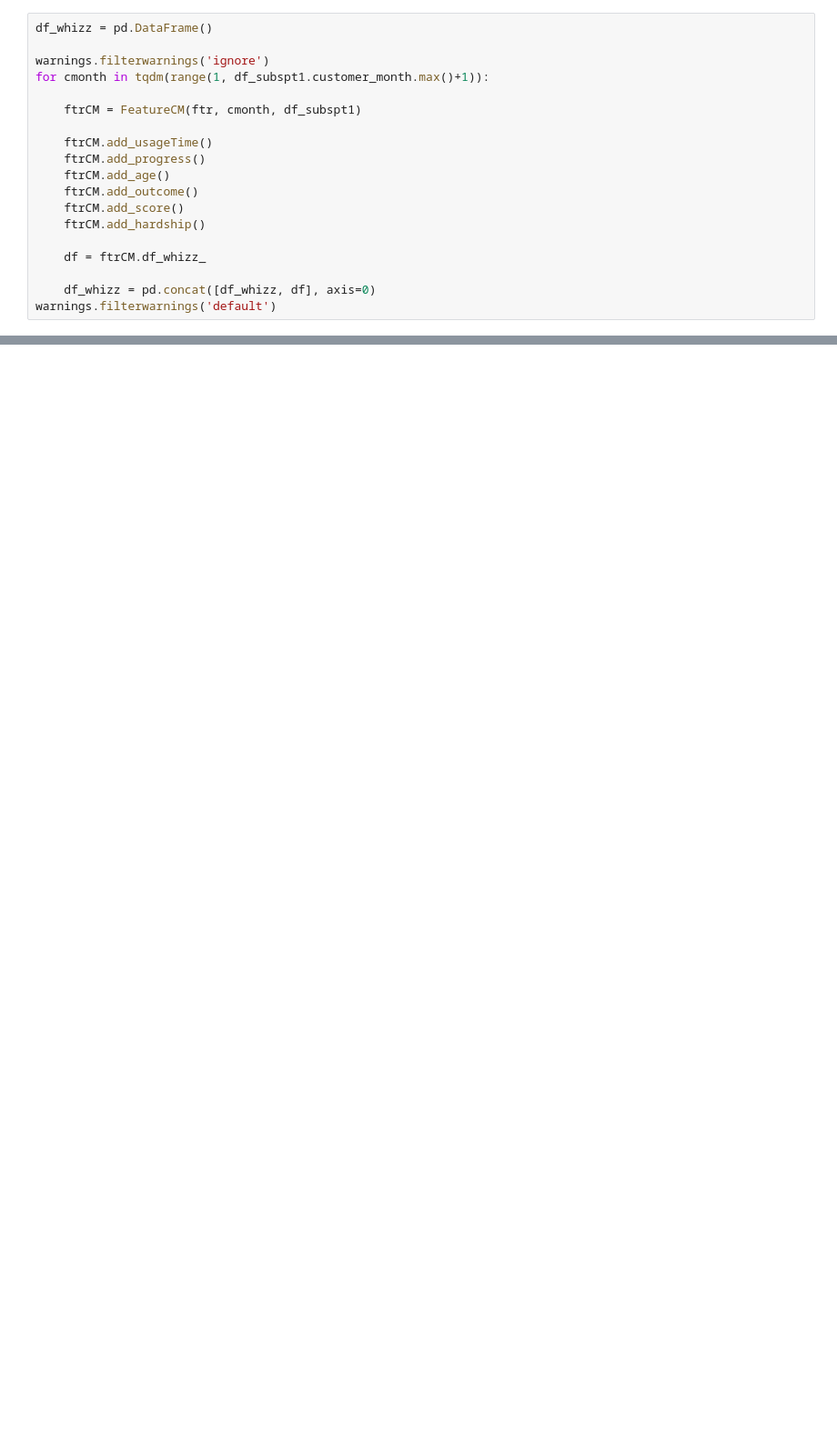
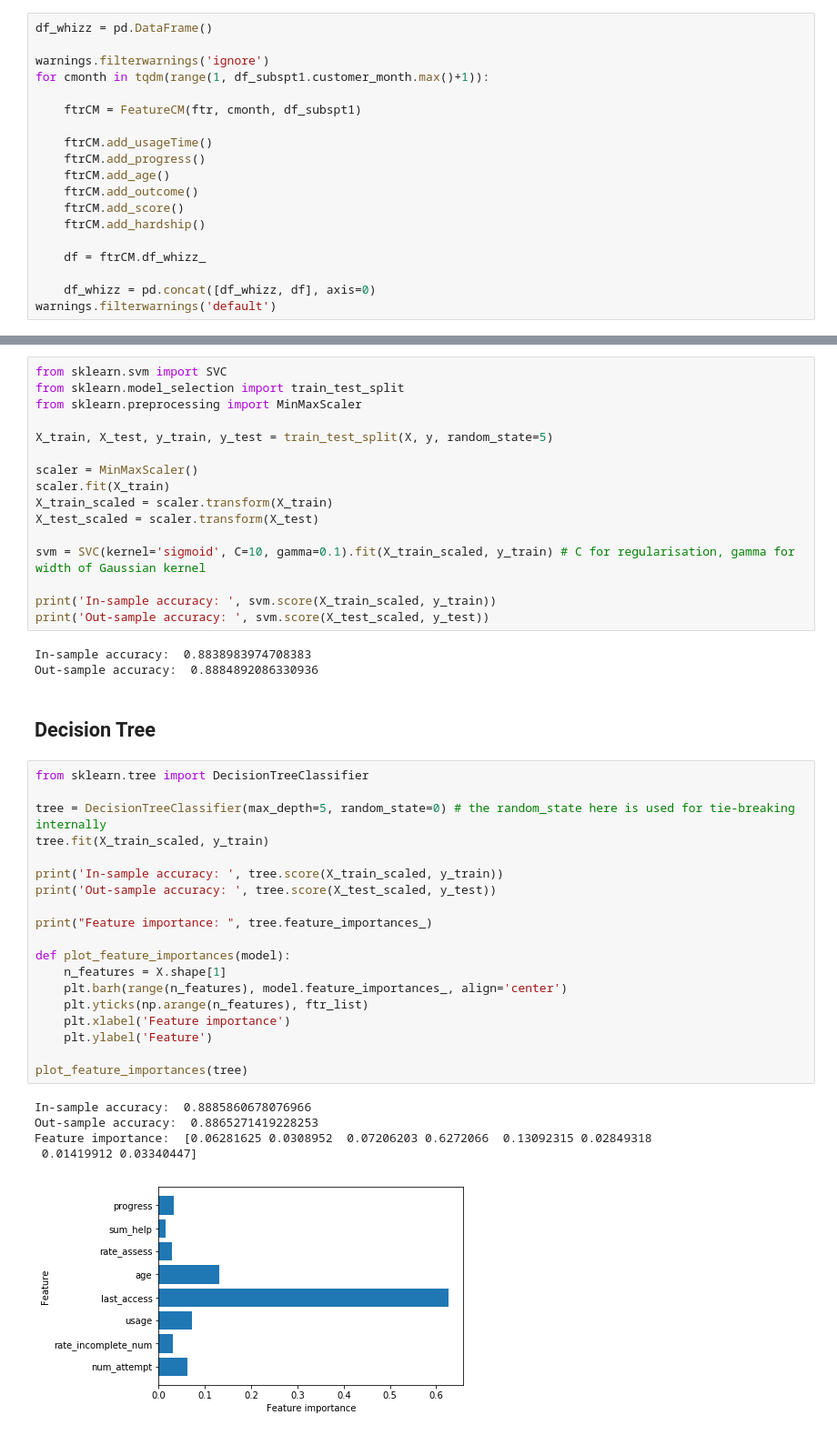
Before and after one commit to vicaws/Whizz, a Jupyter notebook: Code/Churn/Churn/NB_FeatureEngineering.ipynb, the cells around one changed output, grey strips where cells are left out. Shown at 91% size. Drawn from its saved outputs; the diff is of its cells as text; blank space fills up the shorter version.

```diff
--- a/Code/Churn/Churn/NB_FeatureEngineering.ipynb
+++ b/Code/Churn/Churn/NB_FeatureEngineering.ipynb
@@ -228,0 +233,46 @@ sns.distplot(df_whizz1.last_access+1, fit=beta)
+# %%
+from sklearn.svm import SVC
+from sklearn.model_selection import train_test_split
+from sklearn.preprocessing import MinMaxScaler
+
+X_train, X_test, y_train, y_test = train_test_split(X, y, random_state=5)
+
+scaler = MinMaxScaler()
+scaler.fit(X_train)
+X_train_scaled = scaler.transform(X_train)
+X_test_scaled = scaler.transform(X_test)
+
+svm = SVC(kernel='sigmoid', C=10, gamma=0.1).fit(X_train_scaled, y_train) # C for regularisation, gamma for width of Gaussian kernel
+
+print('In-sample accuracy: ', svm.score(X_train_scaled, y_train))
+print('Out-sample accuracy: ', svm.score(X_test_scaled, y_test))
+# %% [output]
+In-sample accuracy:  0.8838983974708383
+Out-sample accuracy:  0.8884892086330936
+# %% [markdown]
+## Decision Tree
+# %%
+from sklearn.tree import DecisionTreeClassifier
+
+tree = DecisionTreeClassifier(max_depth=5, random_state=0) # the random_state here is used for tie-breaking internally
+tree.fit(X_train_scaled, y_train)
+
+print('In-sample accuracy: ', tree.score(X_train_scaled, y_train))
+print('Out-sample accuracy: ', tree.score(X_test_scaled, y_test))
+
+print("Feature importance: ", tree.feature_importances_)
+
+def plot_feature_importances(model):
+    n_features = X.shape[1]
+    plt.barh(range(n_features), model.feature_importances_, align='center')
+    plt.yticks(np.arange(n_features), ftr_list)
+    plt.xlabel('Feature importance')
+    plt.ylabel('Feature')
+
+plot_feature_importances(tree)
+# %% [output]
+In-sample accuracy:  0.8885860678076966
+Out-sample accuracy:  0.8865271419228253
+Feature importance:  [0.06281625 0.0308952  0.07206203 0.6272066  0.13092315 0.02849318
+ 0.01419912 0.03340447]
+[figure, added]
```
Also changed, not shown: parts of 16 cells of this notebook, 33 other files.
